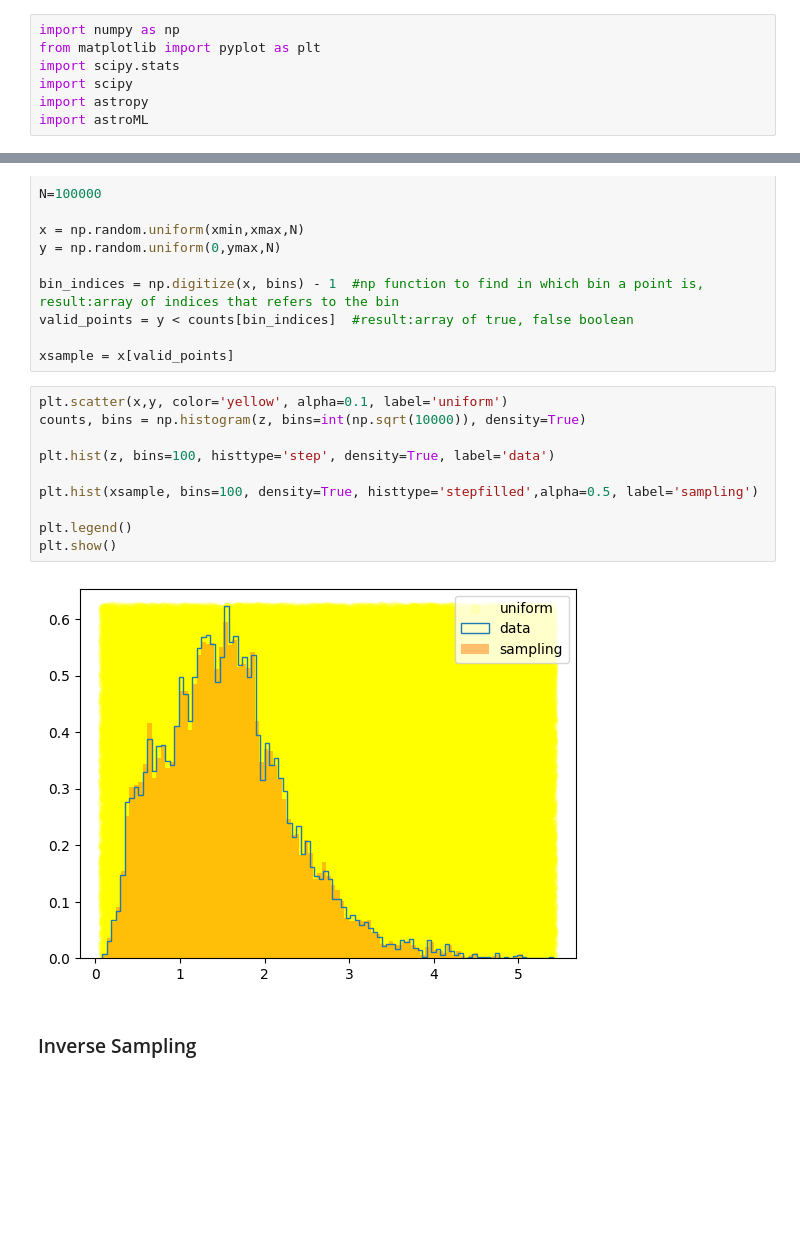
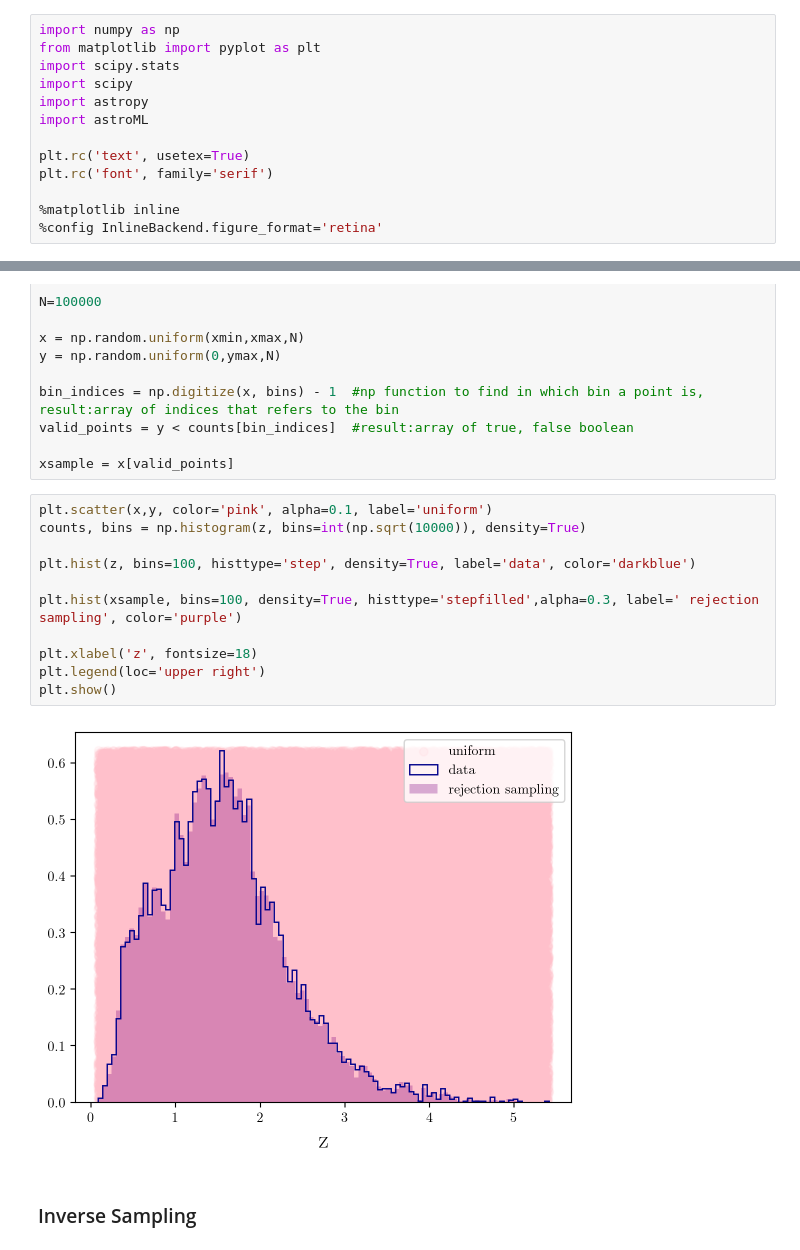
Before and after one commit to ludovicarbone/astrostatistics_bicocca_2024, a Jupyter notebook: working/L04_es.ipynb, the cells around one changed output, grey strips where cells are left out. Drawn from its saved outputs; the diff is of its cells as text; blank space fills up the shorter version.

```diff
--- a/working/L04_es.ipynb
+++ b/working/L04_es.ipynb
@@ -13,6 +13,12 @@ import scipy.stats
 import scipy
 import astropy
 import astroML
+
+plt.rc('text', usetex=True)
+plt.rc('font', family='serif')
+
+%matplotlib inline
+%config InlineBackend.figure_format='retina'
 # %%
 from astroML.datasets import fetch_dr7_quasar
 
@@ -47,17 +54,18 @@ valid_points = y < counts[bin_indices]  #result:array of true, false boolean
 
 xsample = x[valid_points]
 # %%
-plt.scatter(x,y, color='yellow', alpha=0.1, label='uniform')
+plt.scatter(x,y, color='pink', alpha=0.1, label='uniform')
 counts, bins = np.histogram(z, bins=int(np.sqrt(10000)), density=True)
 
-plt.hist(z, bins=100, histtype='step', density=True, label='data')
+plt.hist(z, bins=100, histtype='step', density=True, label='data', color='darkblue')
 
-plt.hist(xsample, bins=100, density=True, histtype='stepfilled',alpha=0.5, label='sampling')
+plt.hist(xsample, bins=100, density=True, histtype='stepfilled',alpha=0.3, label=' rejection sampling', color='purple')
 
-plt.legend()
+plt.xlabel('z', fontsize=18)
+plt.legend(loc='upper right')
 plt.show()
 # %% [output]
-[figure, old version]
+[figure, new version]
 # %% [markdown]
 ### Inverse Sampling
 # %%
```
Also changed, not shown: parts of 6 cells of this notebook, 1 other file.
